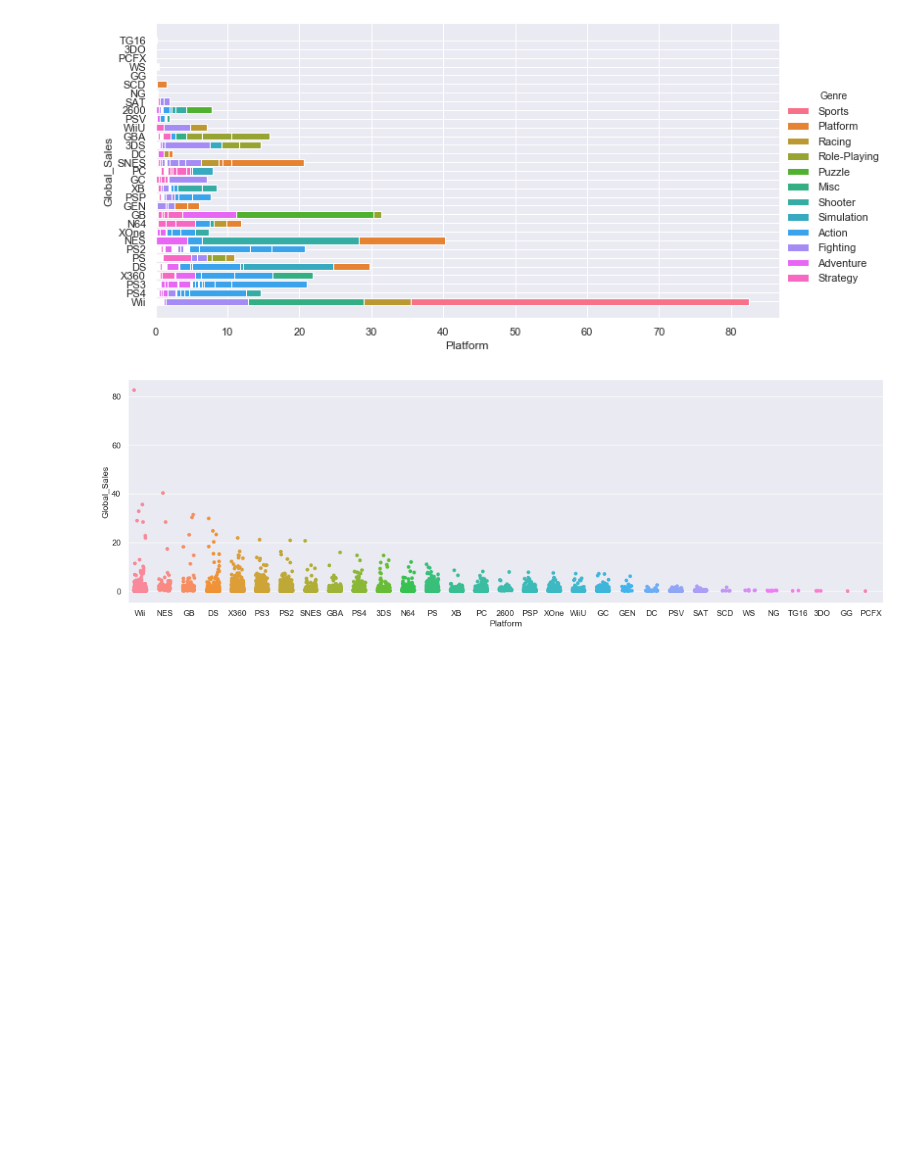
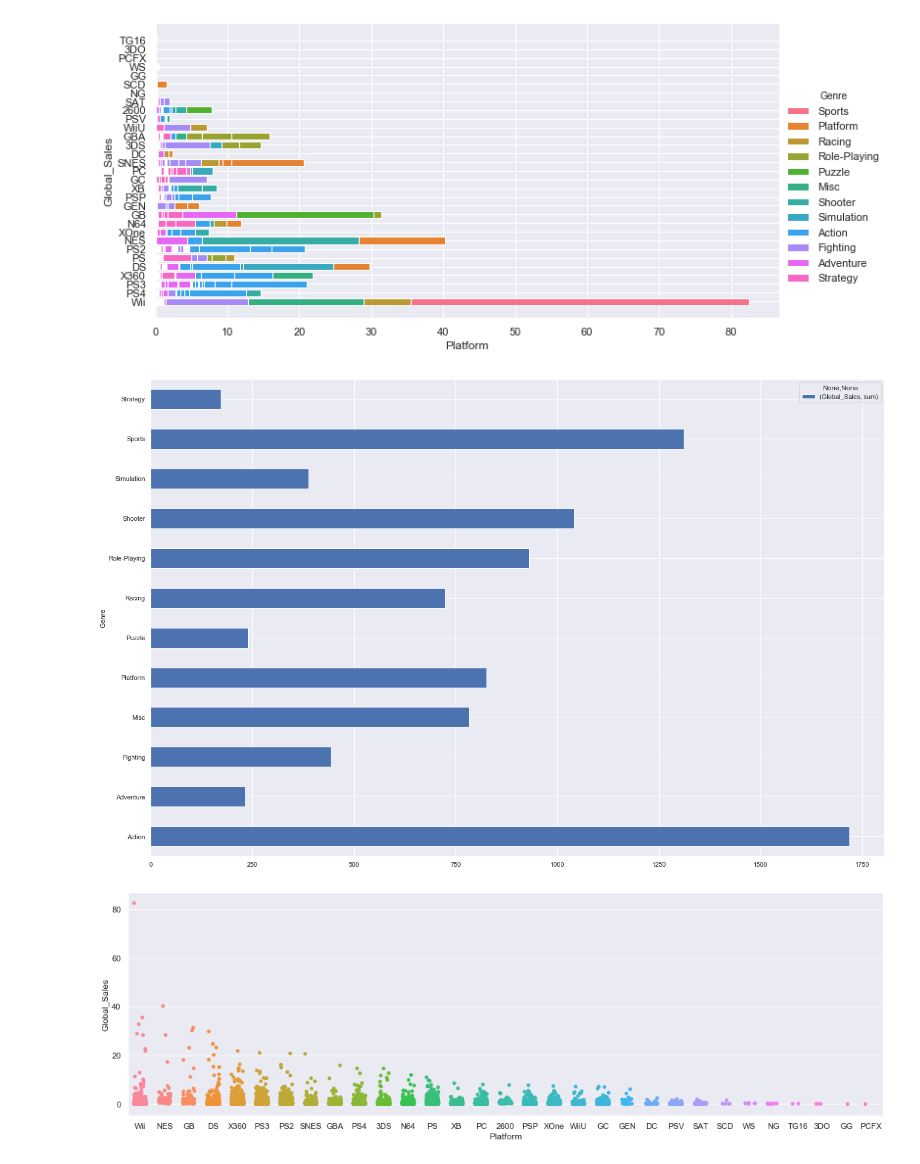
Before and after one commit to rejohnsonjr/Springboard_DS_Track, a Jupyter notebook: Games_Sales.ipynb, the cells around one changed output. Cells and saved outputs as stored; diff of their text form; code cells hidden in the pictures; blank space fills up the shorter version.

```diff
--- a/Games_Sales.ipynb
+++ b/Games_Sales.ipynb
@@ -276,6 +276,10 @@ sns.FacetGrid(gamesSales, hue="Genre", height=5, aspect = 2) \
    .add_legend();
 # %% [output]
 [figure]
+# %%
+gamesSales.groupby('Genre').agg({'Global_Sales': ['sum'] }).plot(kind='barh',figsize = (20,15));
+# %% [output]
+[figure, added]
 # %%
 sns.catplot(x='Platform', y='Global_Sales',
             data=gamesSales,jitter='0.25', height= 5, aspect = 3);
```
